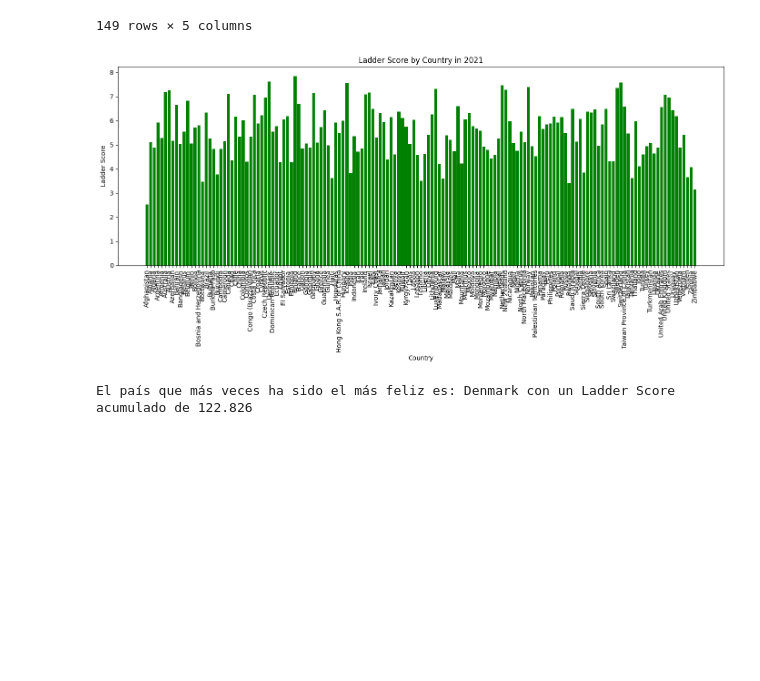
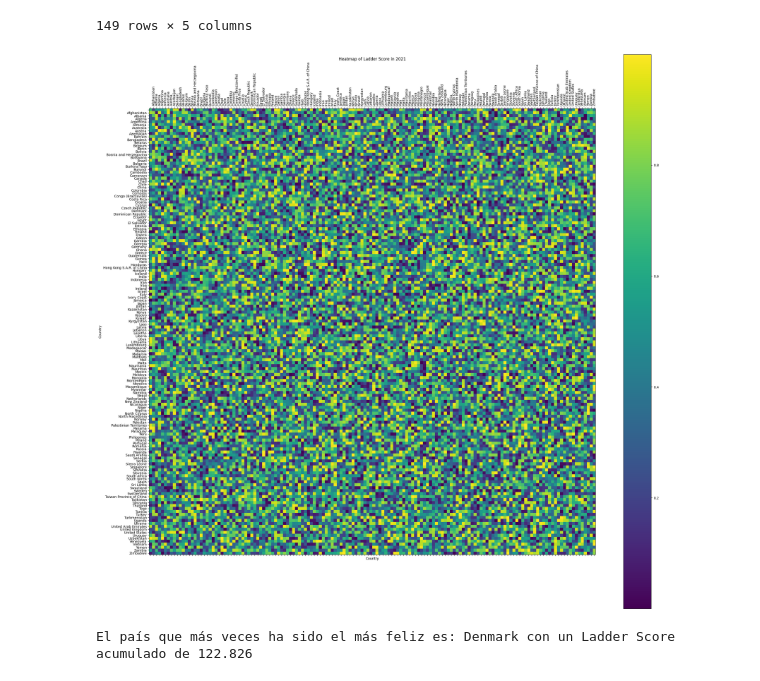
Before and after one commit to ferkuellar/BigData-Procesing, a Jupyter notebook: proyecto.ipynb, the cells around one changed output. Saved outputs shown, nothing was run; the diff lists cells and outputs as text; code cells hidden in the pictures; blank space fills up the shorter version.

```diff
--- a/proyecto.ipynb
+++ b/proyecto.ipynb
@@ -146,18 +146,30 @@ happy_2021_sorted
 | 147 | Zimbabwe | 2021 | 3.145 | 7.943 | 56.201 |
 | 148 | Afghanistan | 2021 | 2.523 | 7.695 | 52.493 |
 149 rows × 5 columns
-# %%
-# Gráfica del Ladder score de 2021
-plt.figure(figsize=(14, 7))
-plt.bar(happy_2021['Country'], happy_2021['Ladder'], color='green')
-plt.xlabel('Country')
-plt.ylabel('Ladder Score')
-plt.title('Ladder Score by Country in 2021')
-plt.xticks(rotation=90)
-plt.tight_layout()  # Ajusta automáticamente los parámetros de la subtrama para dar un relleno especificado.
-plt.show()
-# %% [output]
-[figure, removed]
+# %%
+# Generando una matriz de correlación aleatoria para propósitos de demostración
+data = np.random.rand(150, 150)
+fig, ax = plt.subplots(figsize=(30, 30))
+cax = ax.matshow(data, interpolation='none')
+fig.colorbar(cax)
+
+# Obtiene la lista de países para las etiquetas de los ejes
+countries = [''] + list(happy_2021['Country'])
+
+# Establece las etiquetas de los ejes con FixedLocator
+ax.xaxis.set_major_locator(plt.FixedLocator(range(len(countries))))
+ax.xaxis.set_major_formatter(plt.FixedFormatter(countries))
+
+ax.yaxis.set_major_locator(plt.FixedLocator(range(len(countries))))
+ax.yaxis.set_major_formatter(plt.FixedFormatter(countries))
+
+plt.xticks(rotation=90)
+plt.title('Heatmap of Ladder Score in 2021')
+plt.xlabel('Country')
+plt.ylabel('Country')
+plt.show()
+# %% [output]
+[figure, added]
 # %%
 # Pregunta 2: País más feliz de 2021 por continente
 top_countries = df_maestro.groupby('Country')['Ladder'].sum().sort_values(ascending=False).head(10)
```
Also changed, not shown: parts of 1 cell of this notebook.
